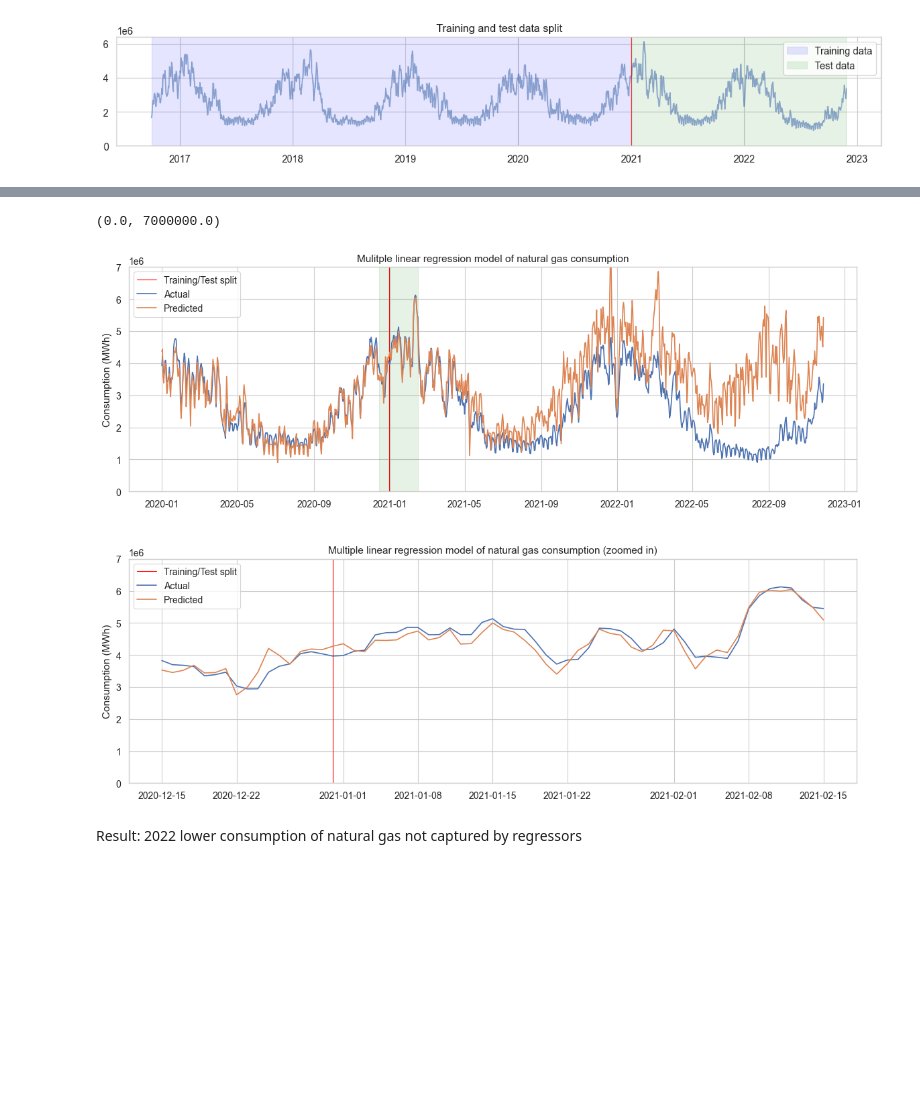
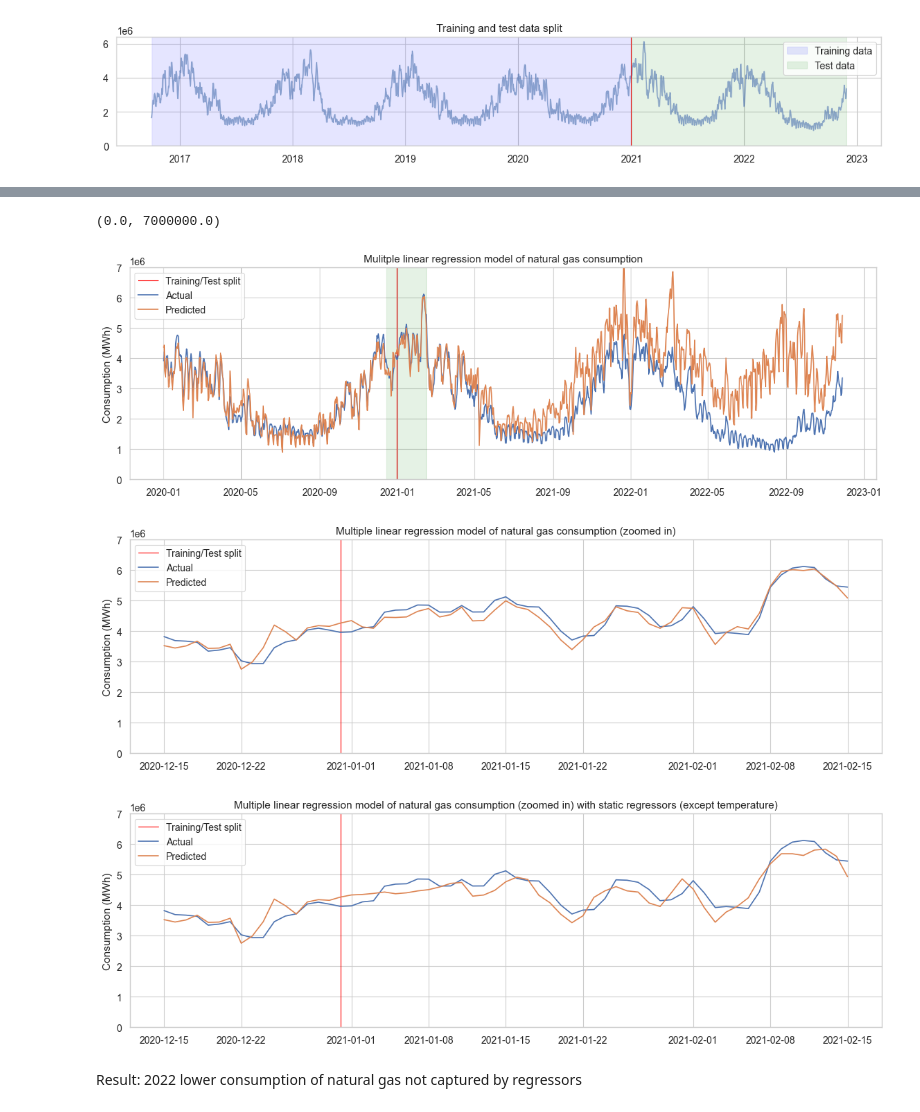
Before and after one commit to f-linus/natural_gas_consumption_modelling, a Jupyter notebook: notebooks/modelling/001 Multiple linear regression.ipynb, the cells around one changed output, grey strips where cells are left out. Saved outputs shown, nothing was run; the diff lists cells and outputs as text; code cells hidden in the pictures; blank space fills up the shorter version.

Commit message:
Added additional plots with static regressors

```diff
--- a/notebooks/modelling/001 Multiple linear regression.ipynb
+++ b/notebooks/modelling/001 Multiple linear regression.ipynb
@@ -131,40 +131,63 @@ Notes:
 [1] Standard Errors assume that the covariance matrix of the errors is correctly specified.
 [2] The condition number is large, 1.33e+03. This might indicate that there are
 strong multicollinearity or other numerical problems.
+# %%
+X_static_regressors = X.copy()
+X_static_regressors.loc["2021-01-01":, X_static_regressors.columns.drop("temperature_capped")] = float("nan")
+X_static_regressors = X_static_regressors.fillna(method="ffill")
+# %%
+modelled_consumption = results.predict(X)
+modelled_consumption_static_regressors = results.predict(X_static_regressors)
 # %%
-# Plot linear regression
-regression_y = results.predict(X)
+# Plot 1 - multiple years
+fig, ax = plt.subplots(figsize=(14, 4))
 
-fig, (ax1, ax2) = plt.subplots(2, 1, figsize=(14, 10))
-
-# Enough vertical space
-fig.subplots_adjust(hspace=0.3)
-
-ax1.axvline(
+ax.axvline(
     pd.Timestamp("2020-12-31"), color="red", linewidth=0.8, label="Training/Test split"
 )
-
-ax1.axvspan(
+ax.axvspan(
     pd.Timestamp("2020-12-15"), pd.Timestamp("2021-02-15"), color="green", alpha=0.1
 )
-ax1.plot(y["2020":], label="Actual")
-ax1.plot(regression_y["2020":], label="Predicted")
-ax1.set_ylabel("Consumption (MWh)")
-ax1.legend()
-ax1.set_title("Mulitple linear regression model of natural gas consumption")
-ax1.set_ylim(0, 7 * 10**6)
+ax.plot(y["2020":], label="Actual")
+ax.plot(modelled_consumption["2020":], label="Predicted")
+ax.set_ylabel("Consumption (MWh)")
+ax.legend()
+ax.set_title("Mulitple linear regression model of natural gas consumption")
+ax.set_ylim(0, 7 * 10**6)
+
+# Plot 2 - zoomed in
+fig, ax2 = plt.subplots(figsize=(14, 4))
 
 ax2.axvline(
     pd.Timestamp("2020-12-31"), color="red", linewidth=0.8, label="Training/Test split"
 )
 ax2.plot(y["2020-12-15":"2021-02-15"], label="Actual")
-ax2.plot(regression_y["2020-12-15":"2021-02-15"], label="Predicted")
+ax2.plot(modelled_consumption["2020-12-15":"2021-02-15"], label="Predicted")
 ax2.set_ylabel("Consumption (MWh)")
 ax2.legend()
 ax2.set_title("Multiple linear regression model of natural gas consumption (zoomed in)")
 ax2.set_ylim(0, 7 * 10**6)
+
+# Plot 3 - zoomed in with static regressors
+fig, ax3 = plt.subplots(figsize=(14, 4))
+
+ax3.axvline(
+    pd.Timestamp("2020-12-31"), color="red", linewidth=0.8, label="Training/Test split"
+)
+ax3.plot(y["2020-12-15":"2021-02-15"], label="Actual")
+ax3.plot(
+    modelled_consumption_static_regressors["2020-12-15":"2021-02-15"], label="Predicted"
+)
+ax3.set_ylabel("Consumption (MWh)")
+ax3.legend()
+ax3.set_title(
+    "Multiple linear regression model of natural gas consumption (zoomed in) with static regressors (except temperature)"
+)
+ax3.set_ylim(0, 7 * 10**6)
 # %% [output]
 (0.0, 7000000.0)
-[figure, old version]
+[figure, new version]
+[figure, added]
+[figure, added]
 # %% [markdown]
 Result: 2022 lower consumption of natural gas not captured by regressors
```
Also changed, not shown: parts of 2 cells of this notebook, 1 other file.
